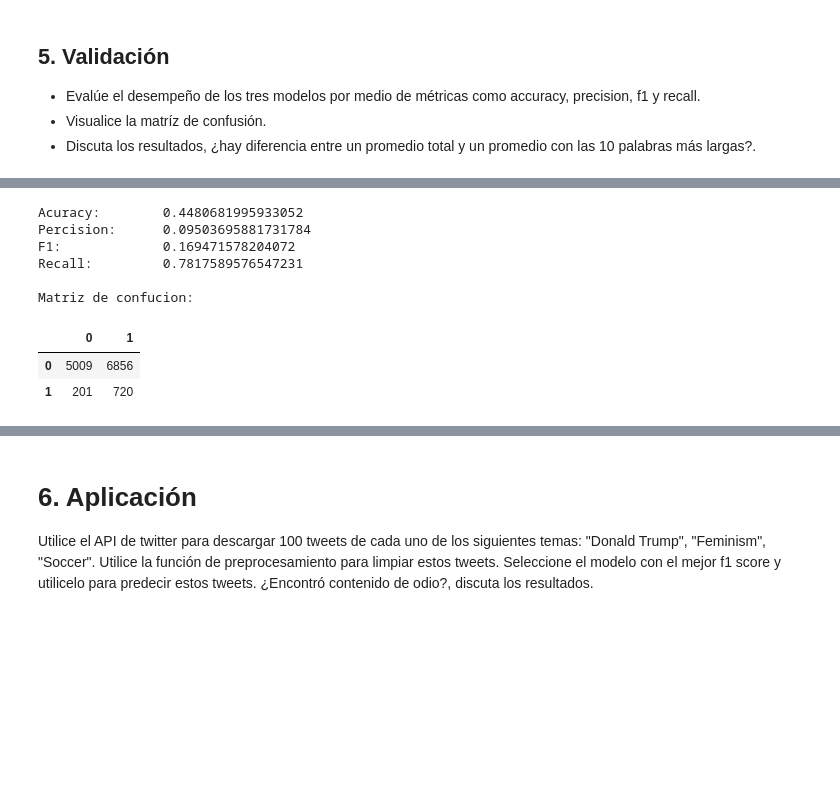
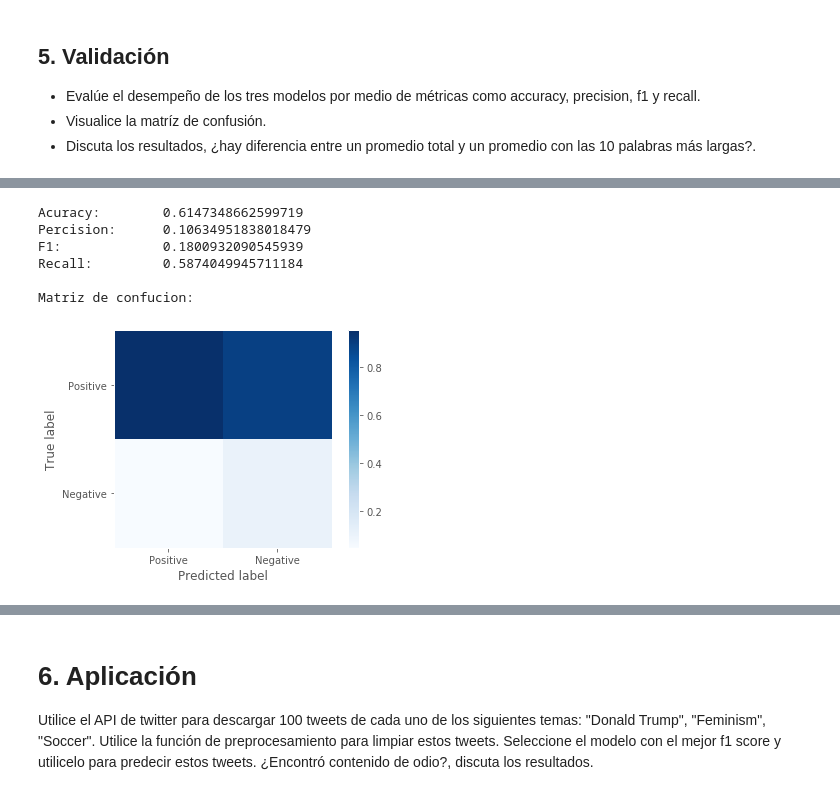
Before and after one commit to juan19932carlos/Notebooks, a Jupyter notebook: NLP/Talleres/taller_clasificacion.ipynb, the cells around one changed output, grey strips where cells are left out. Saved outputs shown, nothing was run; the diff lists cells and outputs as text; code cells hidden in the pictures; blank space fills up the shorter version.

```diff
--- a/NLP/Talleres/taller_clasificacion.ipynb
+++ b/NLP/Talleres/taller_clasificacion.ipynb
@@ -514,26 +603,34 @@ Matriz de confucion:
 # %%
-# Evaluación del primer modelo word2vec
-X_test = test_df.tokens.apply(w2v_repr1).to_numpy()
+# Evaluación del segundo modelo word2vec
+X_test = test_df.tokens.apply(w2v_repr2).to_numpy()
 
-prerdict_Y = gnb_v1.predict(X_test)
+prerdict_Y = gnb_v2.predict(X_test)
 
 print(f'''
 Acuracy:\t{accuracy_score(test_Y, prerdict_Y)}
 Percision:\t{precision_score(test_Y, prerdict_Y)}
 F1:\t\t{f1_score(test_Y, prerdict_Y)}
 Recall:\t\t{recall_score(test_Y, prerdict_Y)}
 
 Matriz de confucion:
 ''')
-pd.DataFrame(confusion_matrix(test_Y, prerdict_Y))
+plot_confusion_matrix(
+    gnb_v2,
+    X_test,
+    test_Y,
+    display_labels=['Positive', 'Negative'],
+    normalize='pred',
+    include_values=False,
+    cmap=plt.cm.Blues,
+)
+plt.grid(False)
+plt.show()
 # %% [output]
-Acuracy:        0.4480681995933052
-Percision:      0.09503695881731784
-F1:             0.169471578204072
-Recall:         0.7817589576547231
+Acuracy:        0.6147348662599719
+Percision:      0.10634951838018479
+F1:             0.1800932090545939
+Recall:         0.5874049945711184
 
 Matriz de confucion:
-|  | 0 | 1 |
-| 0 | 5009 | 6856 |
-| 1 | 201 | 720 |
+[figure, added]
 # %%
```
Also changed, not shown: parts of 31 cells of this notebook.
